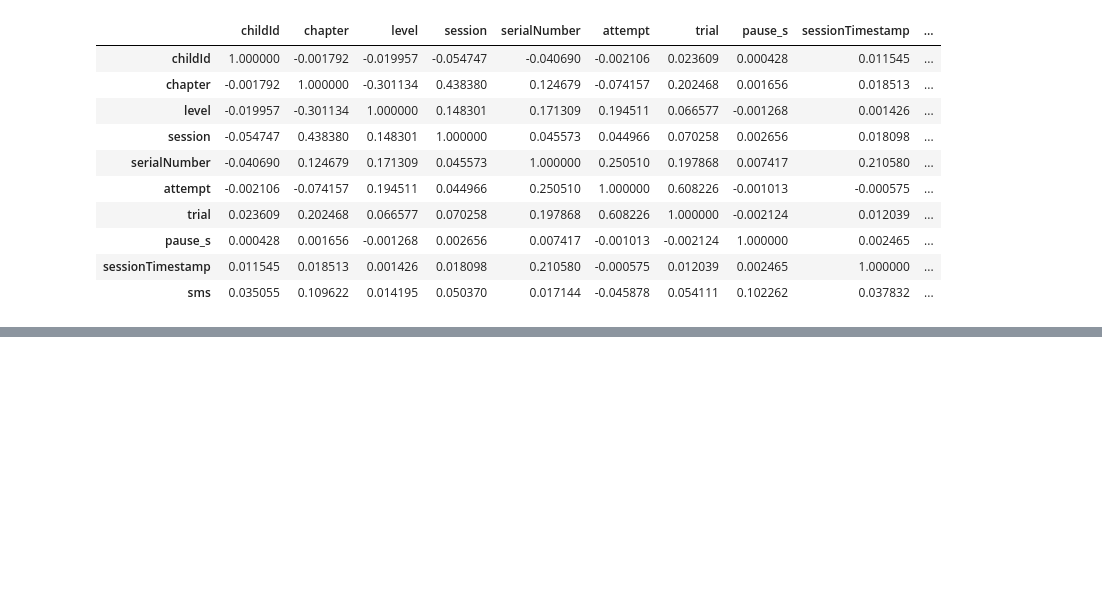
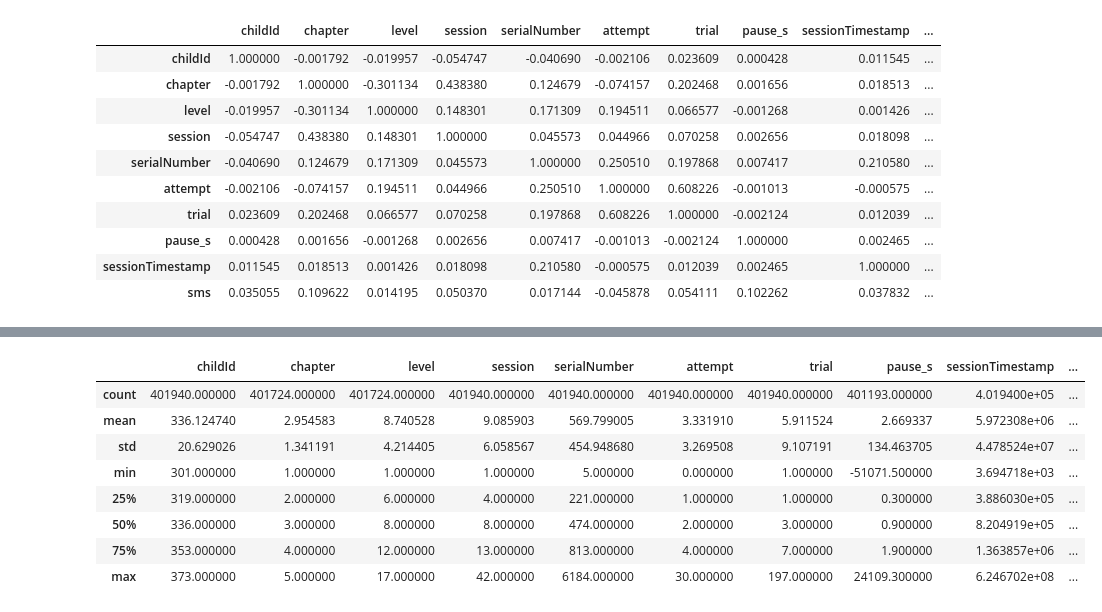
Before and after one commit to hitomi1104/crrest, a Jupyter notebook: EDA.ipynb, the cells around one changed output, grey strips where cells are left out. Cells and saved outputs as stored; diff of their text form; code cells hidden in the pictures; blank space fills up the shorter version.

```diff
--- a/EDA.ipynb
+++ b/EDA.ipynb
@@ -214,0 +231,12 @@ df.corr()
+# %%
+df.describe()
+# %% [output]
+|  | childId | chapter | level | session | serialNumber | attempt | trial | pause_s | sessionTimestamp | ... |
+| count | 401940.000000 | 401724.000000 | 401724.000000 | 401940.000000 | 401940.000000 | 401940.000000 | 401940.000000 | 401193.000000 | 4.019400e+05 | ... |
+| mean | 336.124740 | 2.954583 | 8.740528 | 9.085903 | 569.799005 | 3.331910 | 5.911524 | 2.669337 | 5.972308e+06 | ... |
+| std | 20.629026 | 1.341191 | 4.214405 | 6.058567 | 454.948680 | 3.269508 | 9.107191 | 134.463705 | 4.478524e+07 | ... |
+| min | 301.000000 | 1.000000 | 1.000000 | 1.000000 | 5.000000 | 0.000000 | 1.000000 | -51071.500000 | 3.694718e+03 | ... |
+| 25% | 319.000000 | 2.000000 | 6.000000 | 4.000000 | 221.000000 | 1.000000 | 1.000000 | 0.300000 | 3.886030e+05 | ... |
+| 50% | 336.000000 | 3.000000 | 8.000000 | 8.000000 | 474.000000 | 2.000000 | 3.000000 | 0.900000 | 8.204919e+05 | ... |
+| 75% | 353.000000 | 4.000000 | 12.000000 | 13.000000 | 813.000000 | 4.000000 | 7.000000 | 1.900000 | 1.363857e+06 | ... |
+| max | 373.000000 | 5.000000 | 17.000000 | 42.000000 | 6184.000000 | 30.000000 | 197.000000 | 24109.300000 | 6.246702e+08 | ... |
```
Also changed, not shown: parts of 12 cells of this notebook, 1 other file.
